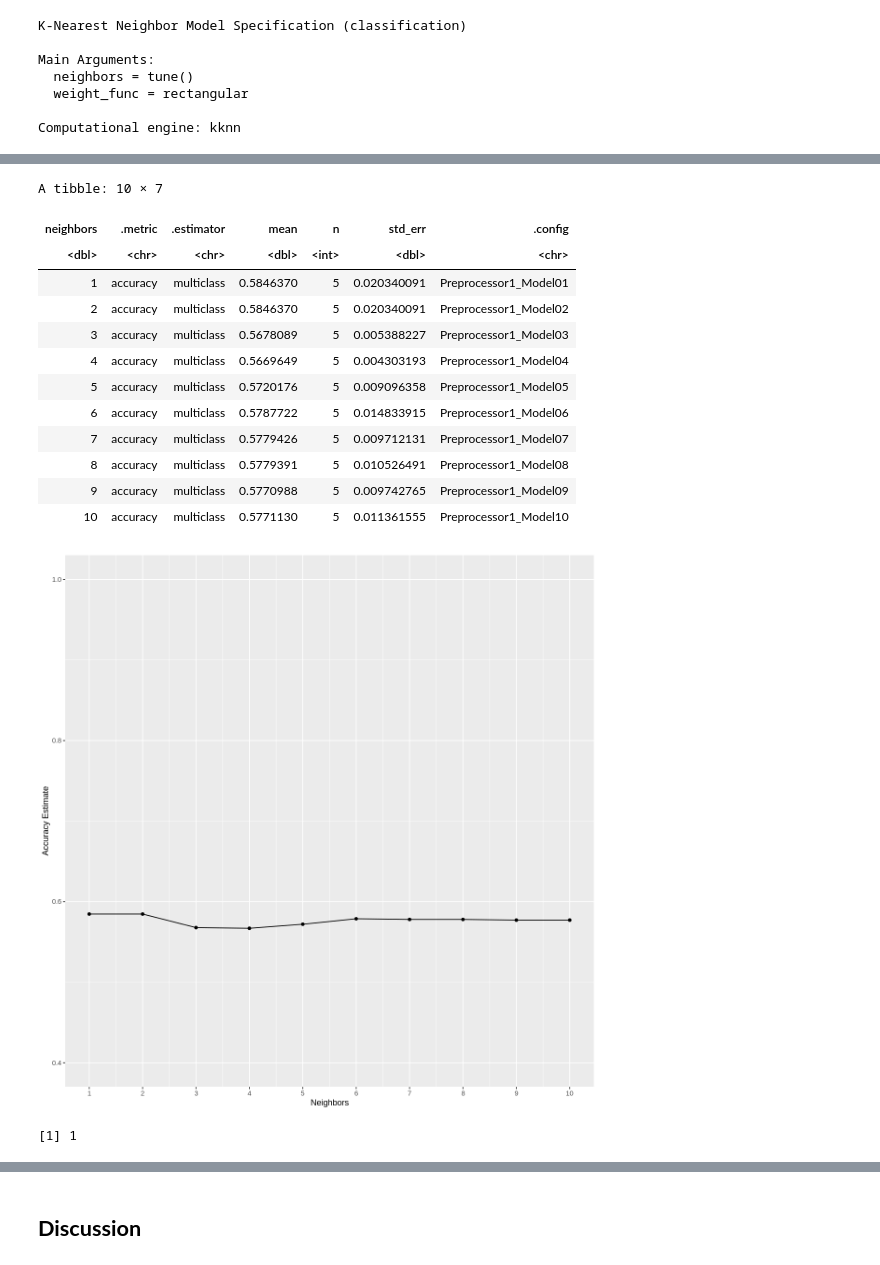
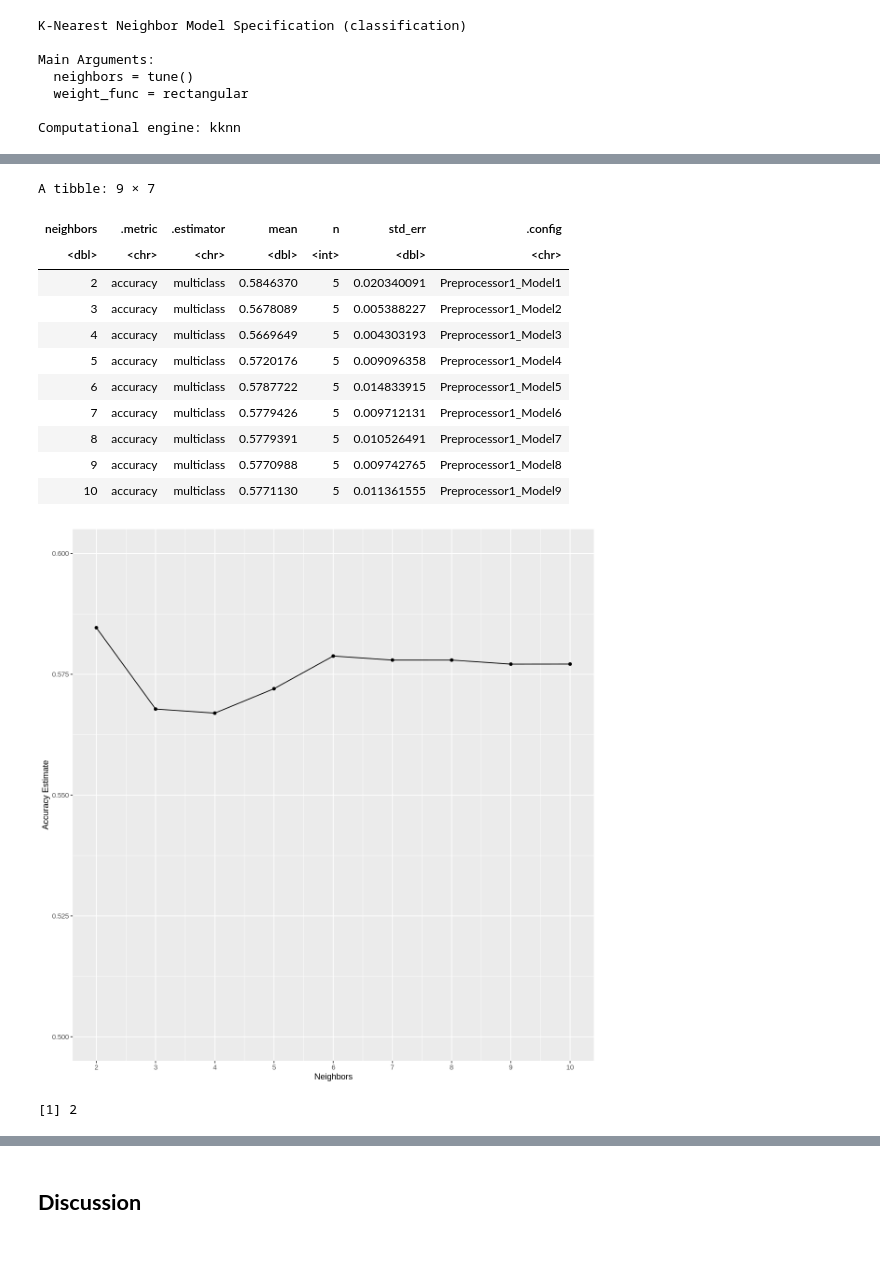
Before and after one commit to choialice707/DSCI-100-Group56-Proj, a Jupyter notebook: group_project_report.ipynb, the cells around one changed output, grey strips where cells are left out. Drawn from its saved outputs; the diff is of its cells as text; code cells hidden in the pictures.

```diff
--- a/group_project_report.ipynb
+++ b/group_project_report.ipynb
@@ -331,6 +333,8 @@ Computational engine: kknn
 wine_vfold <- vfold_cv(wine_train, v = 5, strata = quality)
 # %%
-k_vals <- tibble(neighbors = seq(1, 10, 1))
+set.seed(1234)
+
+k_vals <- tibble(neighbors = seq(2, 10, 1))
 
 wine_results <- workflow() |>
       add_recipe(wine_recipe) |>
@@ -370,33 +374,32 @@ wine_accuracies <- wine_results |>
     filter(.metric == "accuracy")
 wine_accuracies
 # %% [output]
-A tibble: 10 × 7
+A tibble: 9 × 7
 | neighbors | .metric | .estimator | mean | n | std_err | .config |
 | <dbl> | <chr> | <chr> | <dbl> | <int> | <dbl> | <chr> |
-| 1 | accuracy | multiclass | 0.5846370 | 5 | 0.020340091 | Preprocessor1_Model01 |
-| 2 | accuracy | multiclass | 0.5846370 | 5 | 0.020340091 | Preprocessor1_Model02 |
-| 3 | accuracy | multiclass | 0.5678089 | 5 | 0.005388227 | Preprocessor1_Model03 |
-| 4 | accuracy | multiclass | 0.5669649 | 5 | 0.004303193 | Preprocessor1_Model04 |
-| 5 | accuracy | multiclass | 0.5720176 | 5 | 0.009096358 | Preprocessor1_Model05 |
-| 6 | accuracy | multiclass | 0.5787722 | 5 | 0.014833915 | Preprocessor1_Model06 |
-| 7 | accuracy | multiclass | 0.5779426 | 5 | 0.009712131 | Preprocessor1_Model07 |
-| 8 | accuracy | multiclass | 0.5779391 | 5 | 0.010526491 | Preprocessor1_Model08 |
-| 9 | accuracy | multiclass | 0.5770988 | 5 | 0.009742765 | Preprocessor1_Model09 |
-| 10 | accuracy | multiclass | 0.5771130 | 5 | 0.011361555 | Preprocessor1_Model10 |
+| 2 | accuracy | multiclass | 0.5846370 | 5 | 0.020340091 | Preprocessor1_Model1 |
+| 3 | accuracy | multiclass | 0.5678089 | 5 | 0.005388227 | Preprocessor1_Model2 |
+| 4 | accuracy | multiclass | 0.5669649 | 5 | 0.004303193 | Preprocessor1_Model3 |
+| 5 | accuracy | multiclass | 0.5720176 | 5 | 0.009096358 | Preprocessor1_Model4 |
+| 6 | accuracy | multiclass | 0.5787722 | 5 | 0.014833915 | Preprocessor1_Model5 |
+| 7 | accuracy | multiclass | 0.5779426 | 5 | 0.009712131 | Preprocessor1_Model6 |
+| 8 | accuracy | multiclass | 0.5779391 | 5 | 0.010526491 | Preprocessor1_Model7 |
+| 9 | accuracy | multiclass | 0.5770988 | 5 | 0.009742765 | Preprocessor1_Model8 |
+| 10 | accuracy | multiclass | 0.5771130 | 5 | 0.011361555 | Preprocessor1_Model9 |
 # %%
 options(repr.plot.width = 10, repr.plot.height = 10)
 
 accuracy_vs_k_plot <- wine_accuracies |>
     ggplot(aes(x = neighbors, y = mean))+
     geom_point() +
     geom_line() +
     labs(x = "Neighbors", y = "Accuracy Estimate") +
-    scale_x_continuous(breaks = seq(0, 14, by = 1)) +  # adjusting the x-axis
-    scale_y_continuous(limits = c(0.4, 1.0)) # adjusting the y-axis
+    scale_x_continuous(breaks = seq(0, 10, by = 1)) +  # adjusting the x-axis
+    scale_y_continuous(limits = c(0.5, 0.6)) # adjusting the y-axis
 
 accuracy_vs_k_plot
 # %% [output]
-[figure, old version]
+[figure, new version]
 # %%
 choice_of_k <- wine_accuracies |>
     arrange(desc(mean)) |>
@@ -404,7 +407,7 @@ choice_of_k <- wine_accuracies |>
     pull(neighbors)
 choice_of_k
 # %% [output]
-[1] 1
+[1] 2
 # %%
 set.seed(1234)
 
```
Also changed, not shown: parts of 5 cells of this notebook.
